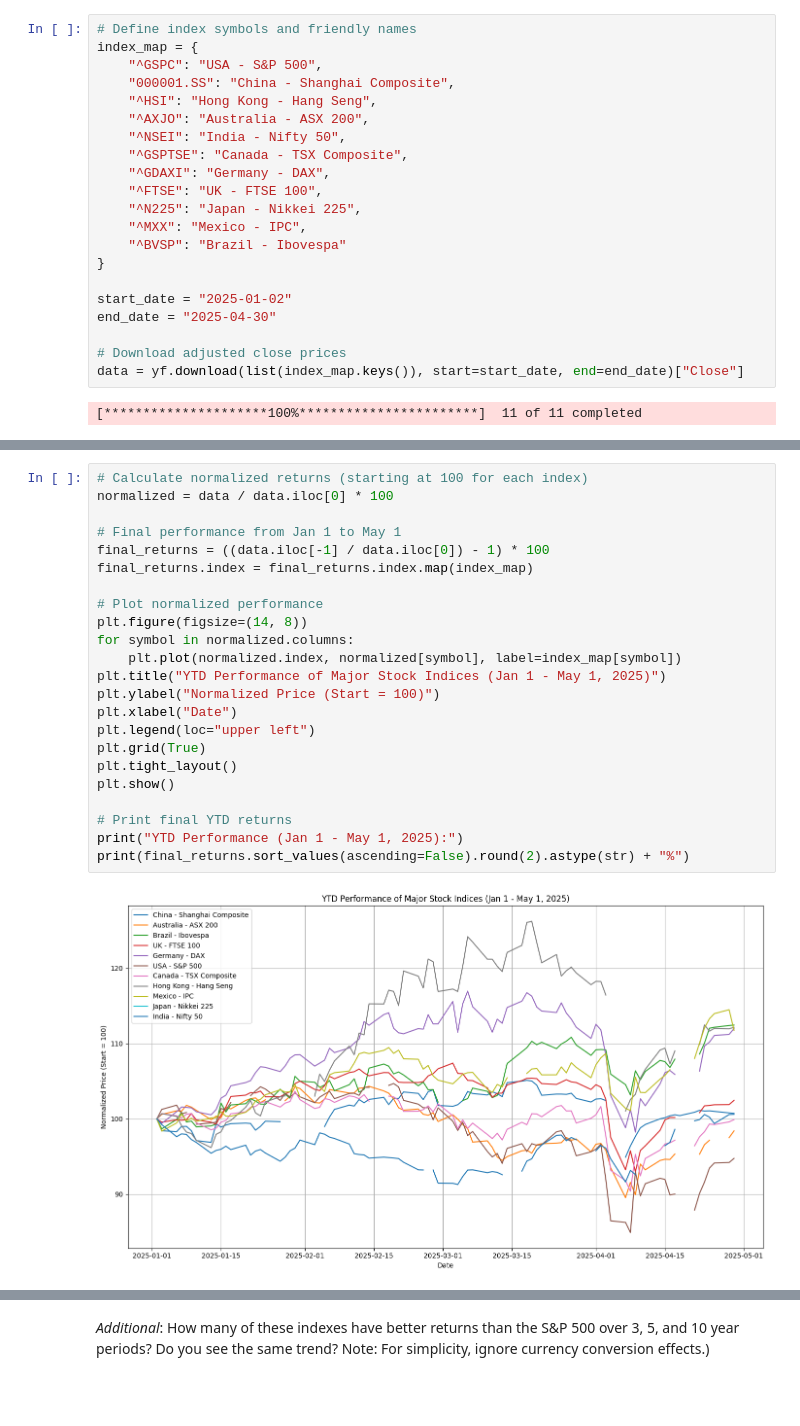
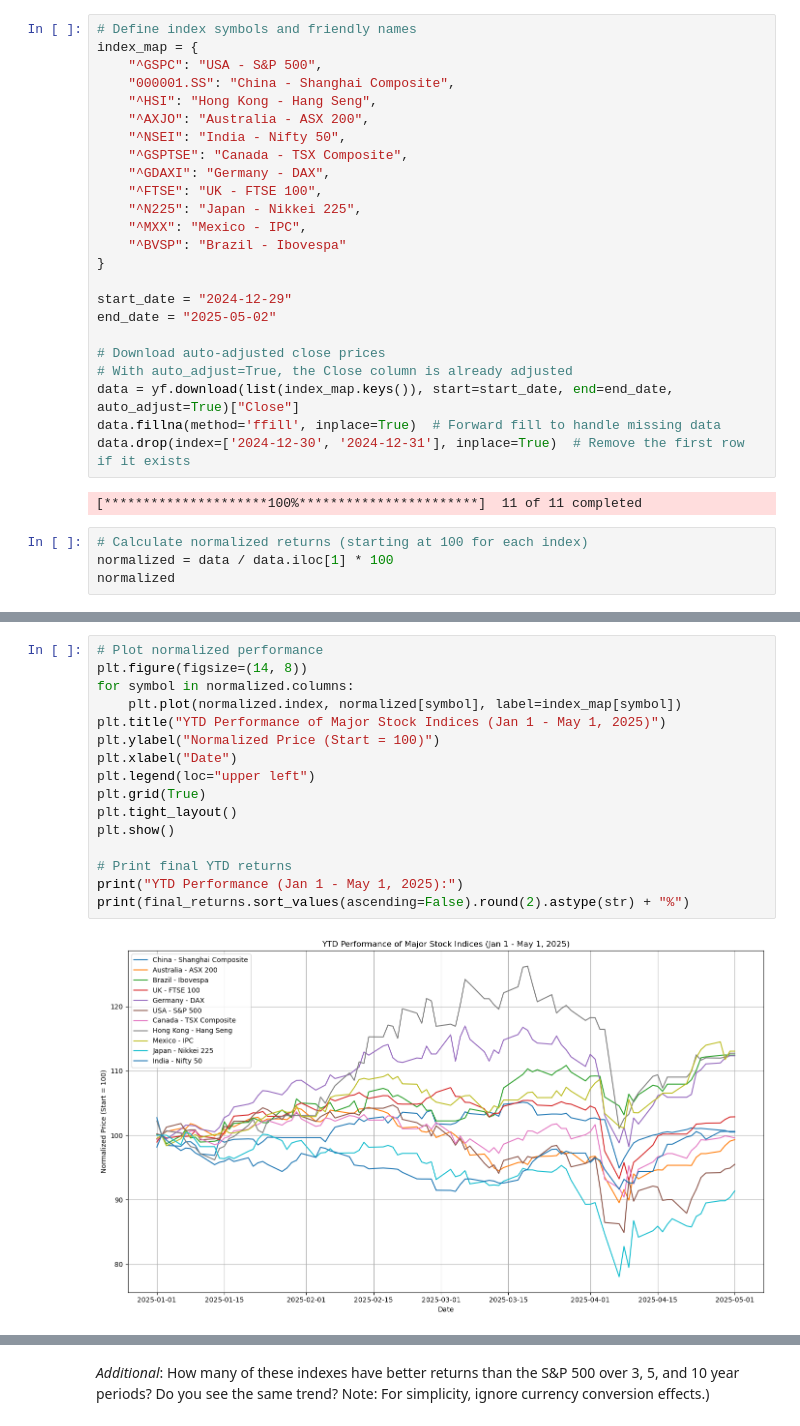
Before and after one commit to DataTalksClub/stock-markets-analytics-zoomcamp, a Jupyter notebook: cohorts/2025/homework_1_ag.ipynb, the cells around one changed output, grey strips where cells are left out. Saved outputs shown, nothing was run; the diff lists cells and outputs as text; blank space fills up the shorter version.

```diff
--- a/cohorts/2025/homework_1_ag.ipynb
+++ b/cohorts/2025/homework_1_ag.ipynb
@@ -110,10 +110,17 @@ index_map = {
     "^BVSP": "Brazil - Ibovespa"
 }
 
-start_date = "2025-01-02"
-end_date = "2025-04-30"
+start_date = "2024-12-29"
+end_date = "2025-05-02"
 
-# Download adjusted close prices
-data = yf.download(list(index_map.keys()), start=start_date, end=end_date)["Close"]
+# Download auto-adjusted close prices
+# With auto_adjust=True, the Close column is already adjusted
+data = yf.download(list(index_map.keys()), start=start_date, end=end_date, auto_adjust=True)["Close"]
+data.fillna(method='ffill', inplace=True)  # Forward fill to handle missing data
+data.drop(index=['2024-12-30', '2024-12-31'], inplace=True)  # Remove the first row if it exists
 # %% [output]
 [*********************100%***********************]  11 of 11 completed
+# %%
+# Calculate normalized returns (starting at 100 for each index)
+normalized = data / data.iloc[1] * 100
+normalized
@@ -120,27 +161,20 @@ data = yf.download(list(index_map.keys()), start=start_date, end=end_date)["Clos
 # %%
-# Calculate normalized returns (starting at 100 for each index)
-normalized = data / data.iloc[0] * 100
-
-# Final performance from Jan 1 to May 1
-final_returns = ((data.iloc[-1] / data.iloc[0]) - 1) * 100
-final_returns.index = final_returns.index.map(index_map)
-
 # Plot normalized performance
 plt.figure(figsize=(14, 8))
 for symbol in normalized.columns:
     plt.plot(normalized.index, normalized[symbol], label=index_map[symbol])
 plt.title("YTD Performance of Major Stock Indices (Jan 1 - May 1, 2025)")
 plt.ylabel("Normalized Price (Start = 100)")
 plt.xlabel("Date")
 plt.legend(loc="upper left")
 plt.grid(True)
 plt.tight_layout()
 plt.show()
 
 # Print final YTD returns
 print("YTD Performance (Jan 1 - May 1, 2025):")
 print(final_returns.sort_values(ascending=False).round(2).astype(str) + "%")
 # %% [output]
-[figure, old version]
+[figure, new version]
 YTD Performance (Jan 1 - May 1, 2025):
 Ticker
```
Also changed, not shown: parts of 4 cells of this notebook.
